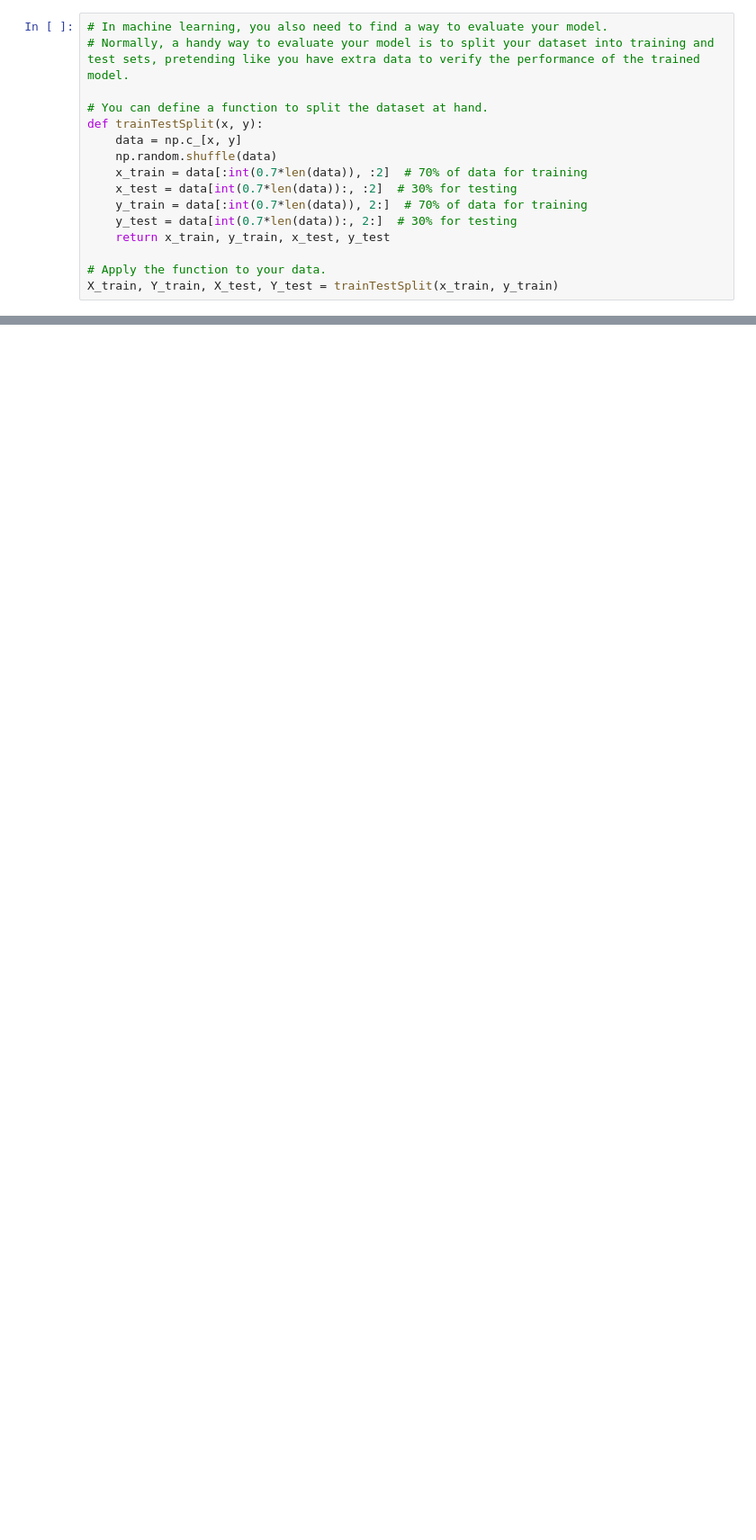
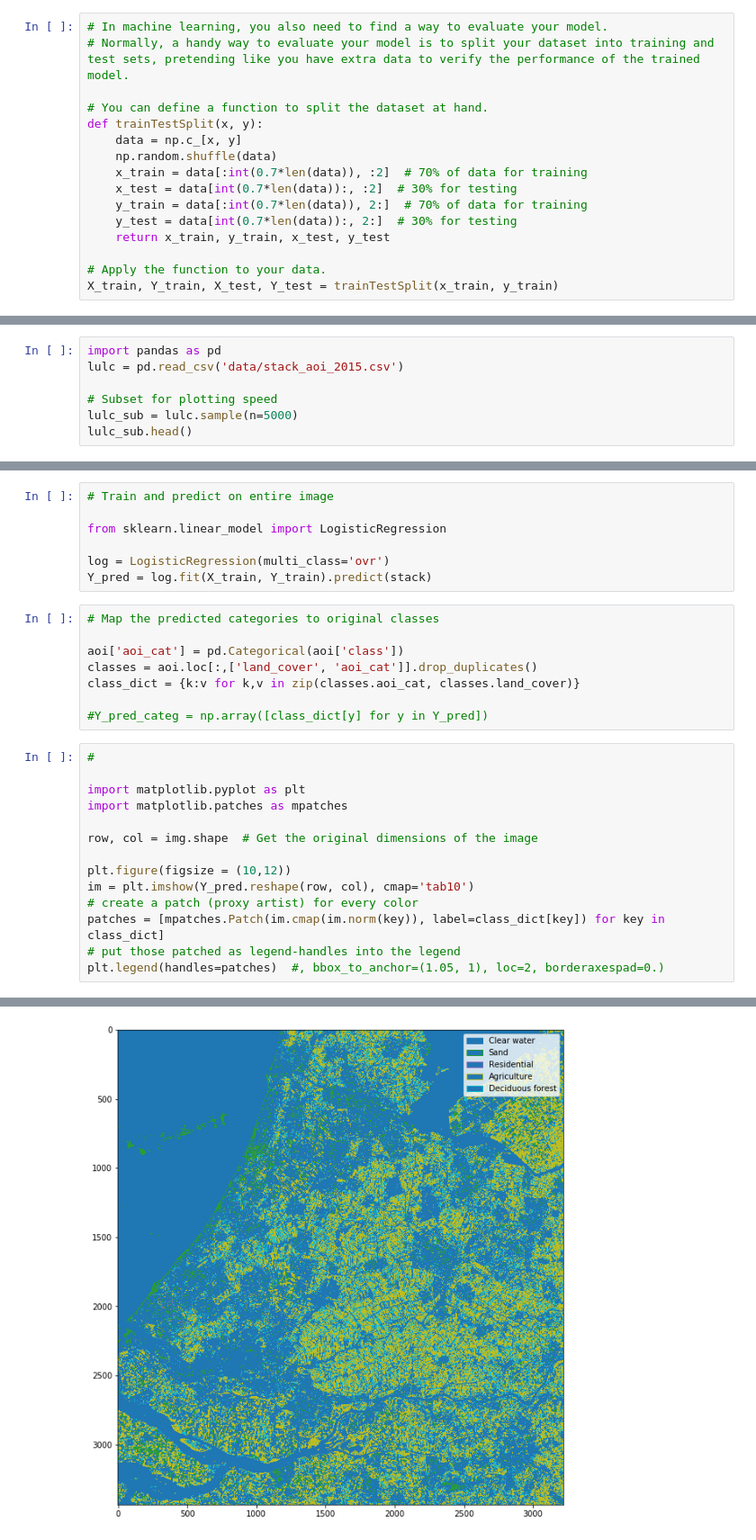
Before and after one commit to jonwangio/uu_ml, a Jupyter notebook: CLA_1_supervised_linearDecisionBoundary.ipynb, the cells around one changed output, grey strips where cells are left out. Shown: that part at 90% size. Drawn from its saved outputs; the diff is of its cells as text; blank space fills up the shorter version.

```diff
--- a/CLA_1_supervised_linearDecisionBoundary.ipynb
+++ b/CLA_1_supervised_linearDecisionBoundary.ipynb
@@ -330,0 +389,7 @@ print(acc)
+# %%
+import pandas as pd
+lulc = pd.read_csv('data/stack_aoi_2015.csv')
+
+# Subset for plotting speed
+lulc_sub = lulc.sample(n=5000)
+lulc_sub.head()
@@ -330,0 +442,30 @@ print(acc)
+# %%
+# Train and predict on entire image
+
+from sklearn.linear_model import LogisticRegression
+
+log = LogisticRegression(multi_class='ovr')
+Y_pred = log.fit(X_train, Y_train).predict(stack)
+# %%
+# Map the predicted categories to original classes
+
+aoi['aoi_cat'] = pd.Categorical(aoi['class'])
+classes = aoi.loc[:,['land_cover', 'aoi_cat']].drop_duplicates()
+class_dict = {k:v for k,v in zip(classes.aoi_cat, classes.land_cover)}
+
+#Y_pred_categ = np.array([class_dict[y] for y in Y_pred])
+# %%
+#
+
+import matplotlib.pyplot as plt
+import matplotlib.patches as mpatches
+
+row, col = img.shape  # Get the original dimensions of the image
+
+plt.figure(figsize = (10,12))
+im = plt.imshow(Y_pred.reshape(row, col), cmap='tab10')
+# create a patch (proxy artist) for every color
+patches = [mpatches.Patch(im.cmap(im.norm(key)), label=class_dict[key]) for key in class_dict]
+# put those patched as legend-handles into the legend
+plt.legend(handles=patches)  #, bbox_to_anchor=(1.05, 1), loc=2, borderaxespad=0.)
+# %% [output]
@@ -330,0 +473 @@ print(acc)
+[figure, added]
```
Also changed, not shown: parts of 12 cells of this notebook, 1 other file.
